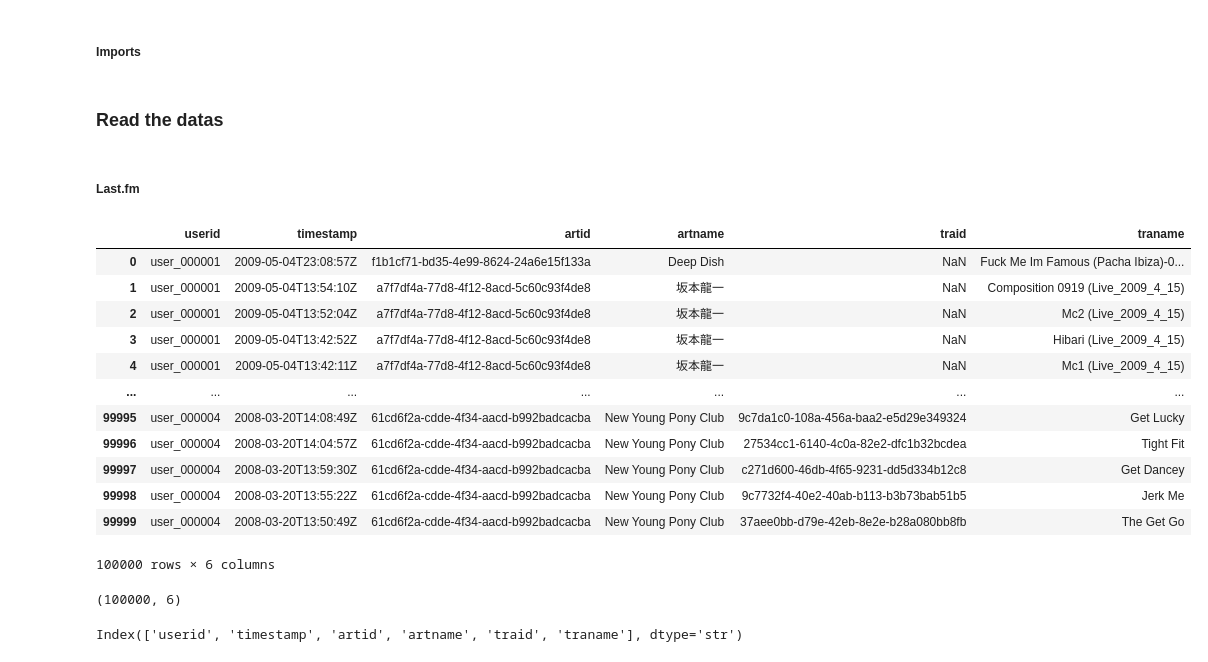
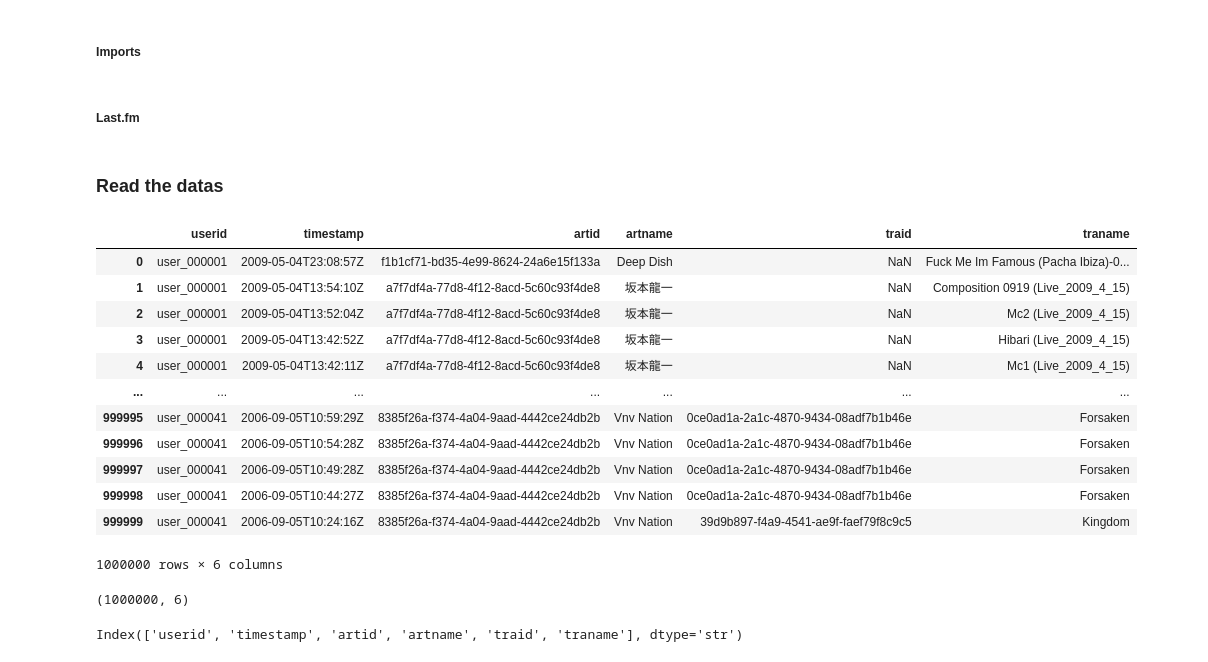
Before and after one commit to Montmont20z/music-recommender, a Jupyter notebook: notebook.ipynb, the cells around one changed output. Drawn from its saved outputs; the diff is of its cells as text; code cells hidden in the pictures.

```diff
--- a/notebook.ipynb
+++ b/notebook.ipynb
@@ -17,42 +17,42 @@ from sklearn.feature_extraction.text import TfidfVectorizer
 from sklearn.preprocessing import MinMaxScaler
 from scipy.sparse import hstack, csr_matrix
 warnings.filterwarnings('ignore')
-# %% [markdown]
-### Read the datas
 # %% [markdown]
 ##### Last.fm
+# %% [markdown]
+### Read the datas
 # %%
 
 ### last.fm data
 columns = ['userid', 'timestamp', 'artid', 'artname', 'traid', 'traname']
 
 df_lastfm = pd.read_csv(
         'data/lastfm-dataset-1K/userid-timestamp-artid-artname-traid-traname.tsv',
         sep='\t',
         on_bad_lines='skip',
         names=columns,
         header=None,
-        nrows=100000 # full load is 19 millions rows, cap it to 100,000
+        nrows=1000000  # full load is 19 millions rows,
     )
 df_lastfm
 # %% [output]
 |  | userid | timestamp | artid | artname | traid | traname |
 | 0 | user_000001 | 2009-05-04T23:08:57Z | f1b1cf71-bd35-4e99-8624-24a6e15f133a | Deep Dish | NaN | Fuck Me Im Famous (Pacha Ibiza)-0... |
 | 1 | user_000001 | 2009-05-04T13:54:10Z | a7f7df4a-77d8-4f12-8acd-5c60c93f4de8 | 坂本龍一 | NaN | Composition 0919 (Live_2009_4_15) |
 | 2 | user_000001 | 2009-05-04T13:52:04Z | a7f7df4a-77d8-4f12-8acd-5c60c93f4de8 | 坂本龍一 | NaN | Mc2 (Live_2009_4_15) |
 | 3 | user_000001 | 2009-05-04T13:42:52Z | a7f7df4a-77d8-4f12-8acd-5c60c93f4de8 | 坂本龍一 | NaN | Hibari (Live_2009_4_15) |
 | 4 | user_000001 | 2009-05-04T13:42:11Z | a7f7df4a-77d8-4f12-8acd-5c60c93f4de8 | 坂本龍一 | NaN | Mc1 (Live_2009_4_15) |
 | ... | ... | ... | ... | ... | ... | ... |
-| 99995 | user_000004 | 2008-03-20T14:08:49Z | 61cd6f2a-cdde-4f34-aacd-b992badcacba | New Young Pony Club | 9c7da1c0-108a-456a-baa2-e5d29e349324 | Get Lucky |
-| 99996 | user_000004 | 2008-03-20T14:04:57Z | 61cd6f2a-cdde-4f34-aacd-b992badcacba | New Young Pony Club | 27534cc1-6140-4c0a-82e2-dfc1b32bcdea | Tight Fit |
-| 99997 | user_000004 | 2008-03-20T13:59:30Z | 61cd6f2a-cdde-4f34-aacd-b992badcacba | New Young Pony Club | c271d600-46db-4f65-9231-dd5d334b12c8 | Get Dancey |
-| 99998 | user_000004 | 2008-03-20T13:55:22Z | 61cd6f2a-cdde-4f34-aacd-b992badcacba | New Young Pony Club | 9c7732f4-40e2-40ab-b113-b3b73bab51b5 | Jerk Me |
-| 99999 | user_000004 | 2008-03-20T13:50:49Z | 61cd6f2a-cdde-4f34-aacd-b992badcacba | New Young Pony Club | 37aee0bb-d79e-42eb-8e2e-b28a080bb8fb | The Get Go |
+| 999995 | user_000041 | 2006-09-05T10:59:29Z | 8385f26a-f374-4a04-9aad-4442ce24db2b | Vnv Nation | 0ce0ad1a-2a1c-4870-9434-08adf7b1b46e | Forsaken |
+| 999996 | user_000041 | 2006-09-05T10:54:28Z | 8385f26a-f374-4a04-9aad-4442ce24db2b | Vnv Nation | 0ce0ad1a-2a1c-4870-9434-08adf7b1b46e | Forsaken |
+| 999997 | user_000041 | 2006-09-05T10:49:28Z | 8385f26a-f374-4a04-9aad-4442ce24db2b | Vnv Nation | 0ce0ad1a-2a1c-4870-9434-08adf7b1b46e | Forsaken |
+| 999998 | user_000041 | 2006-09-05T10:44:27Z | 8385f26a-f374-4a04-9aad-4442ce24db2b | Vnv Nation | 0ce0ad1a-2a1c-4870-9434-08adf7b1b46e | Forsaken |
+| 999999 | user_000041 | 2006-09-05T10:24:16Z | 8385f26a-f374-4a04-9aad-4442ce24db2b | Vnv Nation | 39d9b897-f4a9-4541-ae9f-faef79f8c9c5 | Kingdom |
-100000 rows × 6 columns
+1000000 rows × 6 columns
 # %%
 df_lastfm.shape
 # %% [output]
-(100000, 6)
+(1000000, 6)
 # %%
 df_lastfm.columns
 # %% [output]
```
Also changed, not shown: parts of 15 cells of this notebook.
